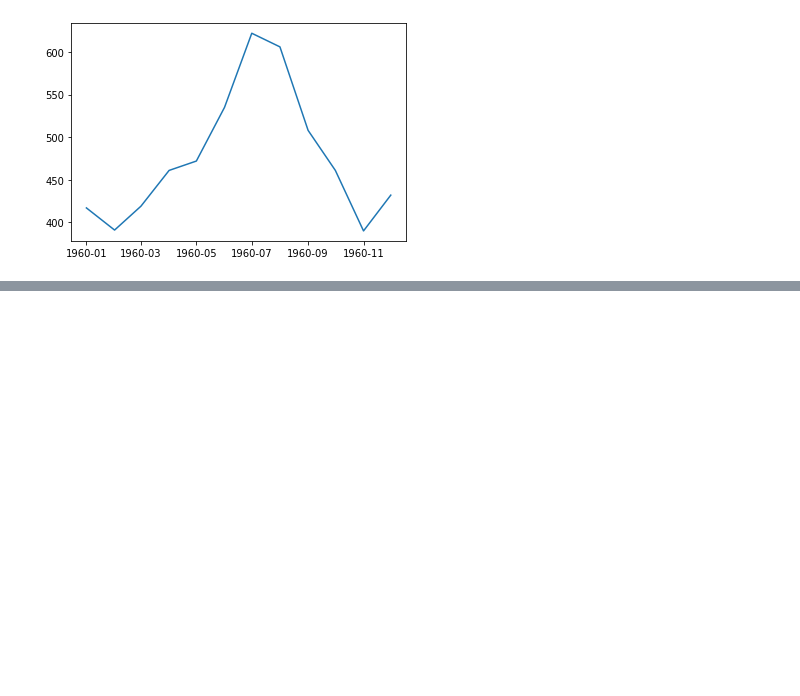
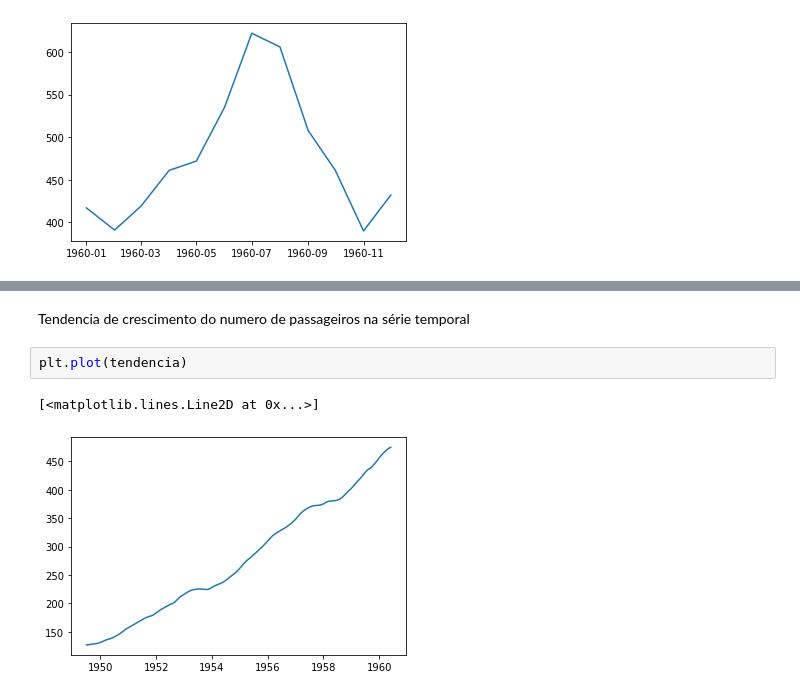
Before and after one commit to edlorencetti/Curso-Ci-ncia-de-dados, a Jupyter notebook: Exercicios_Ciencia_de_dados.ipynb, the cells around one changed output, grey strips where cells are left out. Saved outputs shown, nothing was run; the diff lists cells and outputs as text; blank space fills up the shorter version.

```diff
--- a/Exercicios_Ciencia_de_dados.ipynb
+++ b/Exercicios_Ciencia_de_dados.ipynb
@@ -324,0 +365,7 @@ plt.plot(ts_datas)
+# %% [markdown]
+Tendencia de crescimento do numero de passageiros na série temporal
+# %%
+plt.plot(tendencia)
+# %% [output]
+[<matplotlib.lines.Line2D at 0x...>]
+[figure, added]
```
Also changed, not shown: parts of 16 cells of this notebook.
